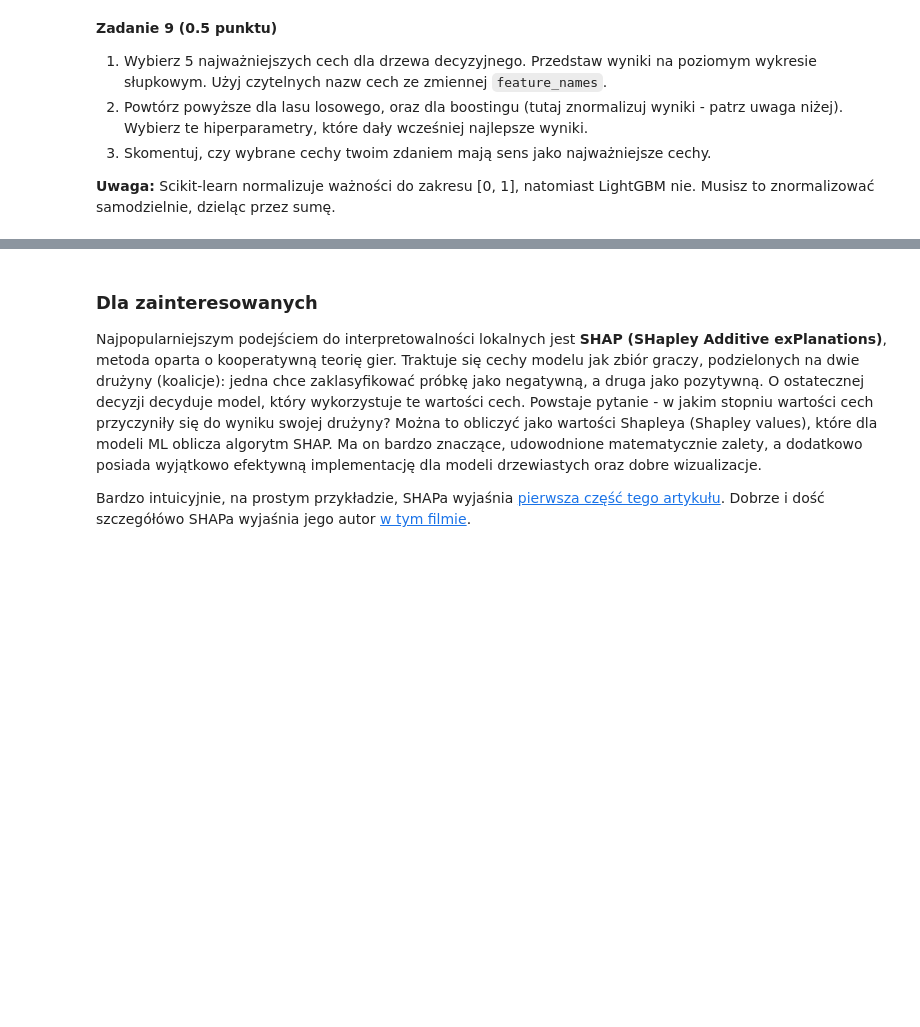
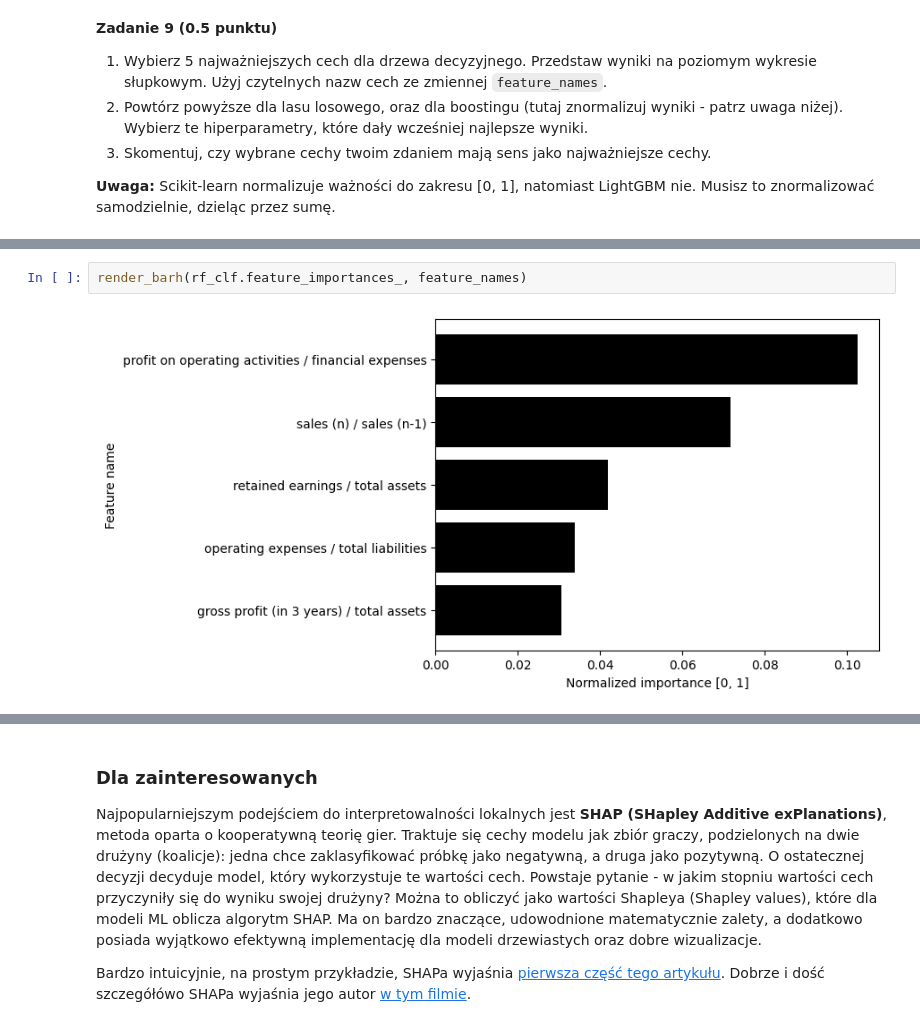
Before and after one commit to Szaroslav/fundamentals-of-ai, a Jupyter notebook: lab2/lab_2.ipynb, the cells around one changed output, grey strips where cells are left out. Saved outputs shown, nothing was run; the diff lists cells and outputs as text; blank space fills up the shorter version.

```diff
--- a/lab2/lab_2.ipynb
+++ b/lab2/lab_2.ipynb
@@ -503,0 +598,4 @@ Ze względu na powyższe, ważności cech normalizuje się często do zakresu [0
+# %%
+render_barh(rf_clf.feature_importances_, feature_names)
+# %% [output]
+[figure, added]
```
Also changed, not shown: parts of 26 cells of this notebook.
